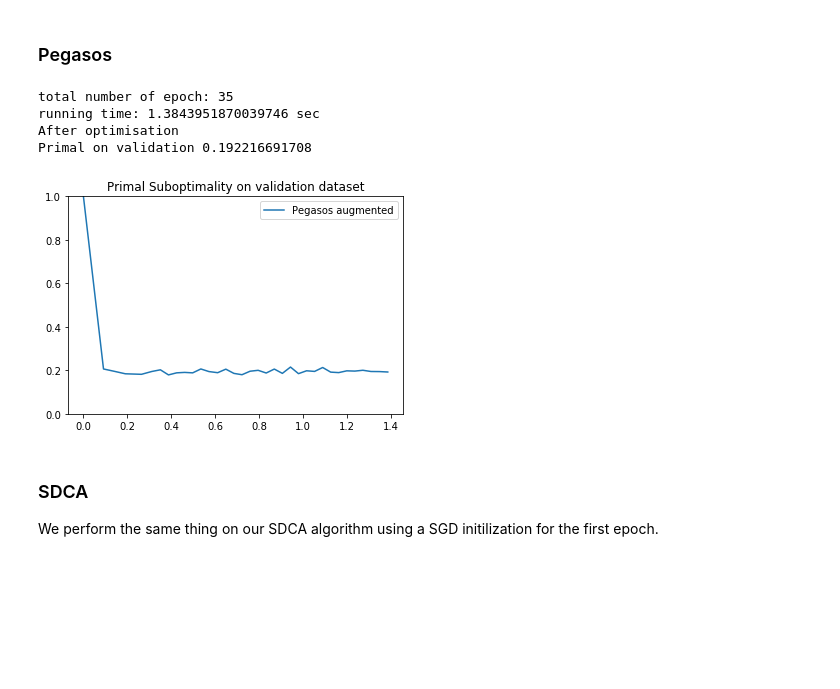
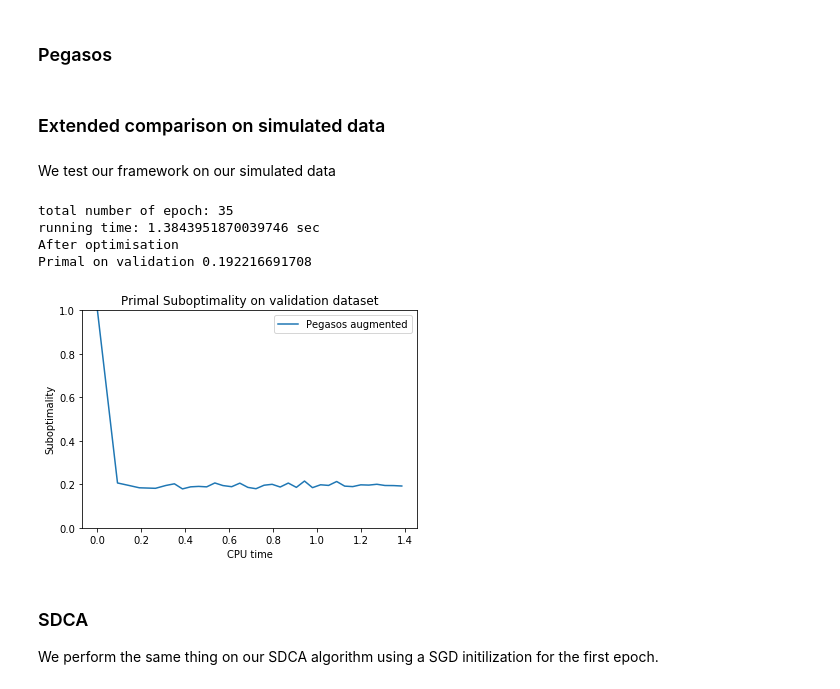
Before and after one commit to gauthier-schweitzer/soadml, a Jupyter notebook: Projet_final.ipynb, the cells around one changed output. Saved outputs shown, nothing was run; the diff lists cells and outputs as text; code cells hidden in the pictures; blank space fills up the shorter version.

```diff
--- a/Projet_final.ipynb
+++ b/Projet_final.ipynb
@@ -899,6 +858,10 @@ def pegasos(X,Y,lamb, test_ratio=test_ratio, stop_thresh=stop_thresh, show_outpu
     output = namedtuple("output", ["primal_val","rtime", "w"])
     out= output(primal_val, rtime, w)
     return out
+# %% [markdown]
+### Extended comparison on simulated data
+# %% [markdown]
+We test our framework on our simulated data
 # %%
 result_peg = pegasos(X_train, Y_train, lamb)
 # %% [output]
@@ -909,11 +872,13 @@ Primal on validation 0.192216691708
 # %%
 plt.plot(np.cumsum(result_peg.rtime),result_peg.primal_val, label = "Pegasos augmented")
 plt.ylim((0,1))
 plt.legend()
+plt.ylabel("Suboptimality")
+plt.xlabel("CPU time")
 plt.title("Primal Suboptimality on validation dataset")
 plt.show()
 # %% [output]
-[figure, old version]
+[figure, new version]
 # %% [markdown]
 ### SDCA
 
```
Also changed, not shown: parts of 33 cells of this notebook.
